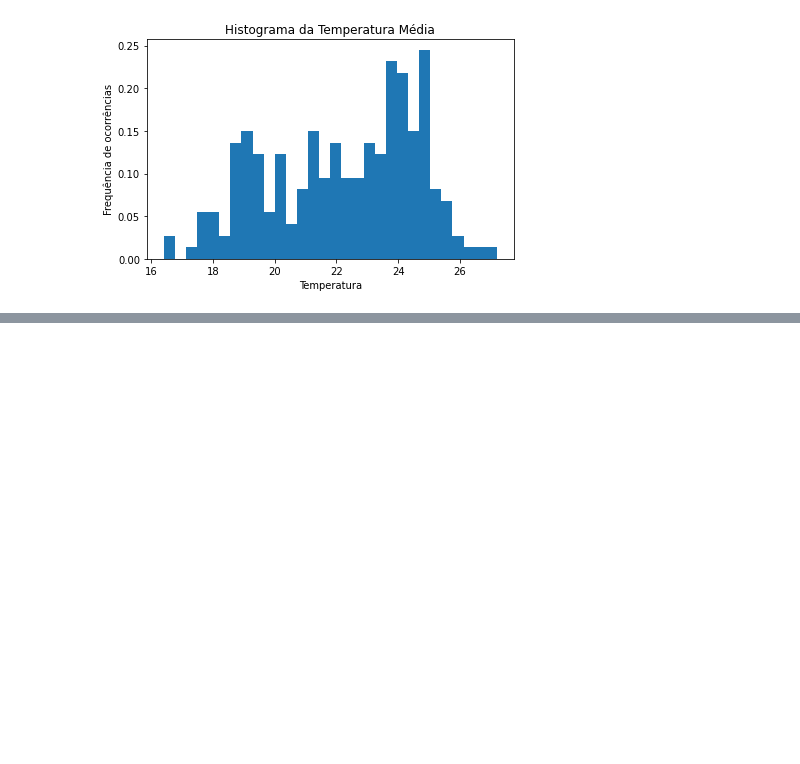
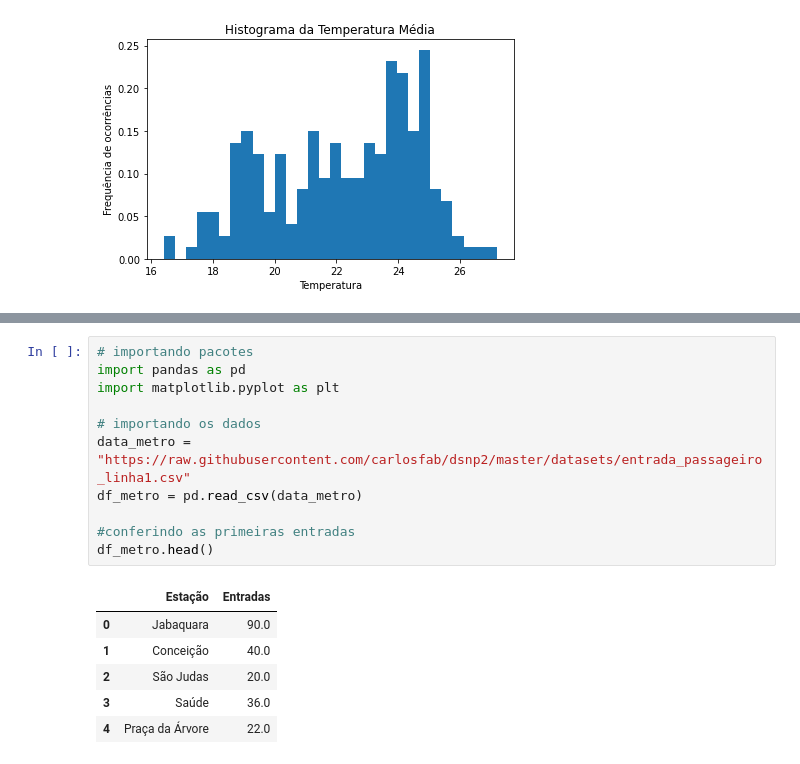
Before and after one commit to marcosilvaa/dados_estudos, a Jupyter notebook: Visualização_Gráfica.ipynb, the cells around one changed output, grey strips where cells are left out. Drawn from its saved outputs; the diff is of its cells as text; blank space fills up the shorter version.

```diff
--- a/Visualização_Gráfica.ipynb
+++ b/Visualização_Gráfica.ipynb
@@ -161,0 +176,18 @@ plt.tight_layout()
+# %%
+# importando pacotes
+import pandas as pd
+import matplotlib.pyplot as plt
+
+# importando os dados
+data_metro = "https://raw.githubusercontent.com/carlosfab/dsnp2/master/datasets/entrada_passageiro_linha1.csv"
+df_metro = pd.read_csv(data_metro)
+
+#conferindo as primeiras entradas
+df_metro.head()
+# %% [output]
+|  | Estação | Entradas |
+| 0 | Jabaquara | 90.0 |
+| 1 | Conceição | 40.0 |
+| 2 | São Judas | 20.0 |
+| 3 | Saúde | 36.0 |
+| 4 | Praça da Árvore | 22.0 |
```
Also changed, not shown: parts of 7 cells of this notebook.
